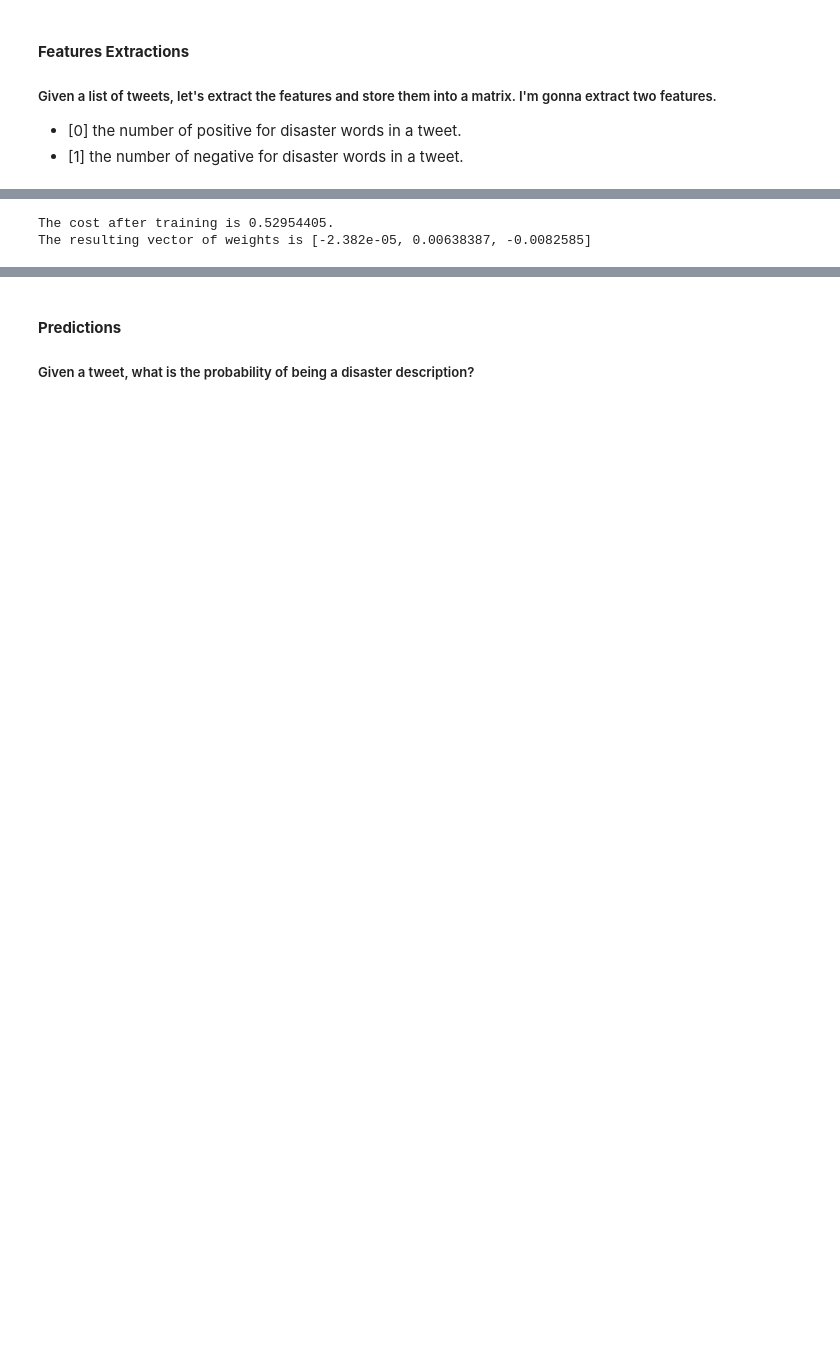
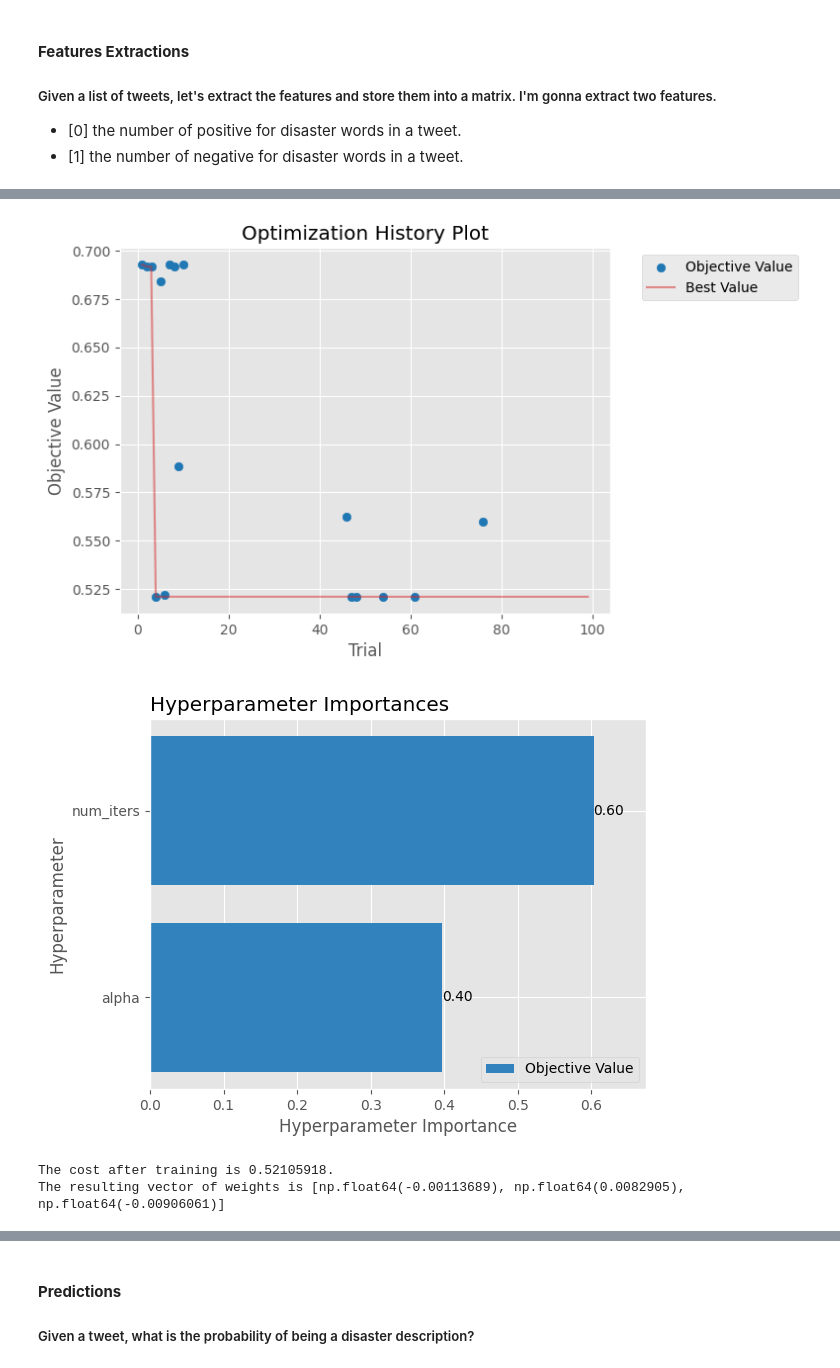
Before and after one commit to yvesemmanuel/nlp_disaster_tweets, a Jupyter notebook: Tweet_Disaster_Classification_logistic_regression.ipynb, the cells around one changed output, grey strips where cells are left out. Drawn from its saved outputs; the diff is of its cells as text; code cells hidden in the pictures; blank space fills up the shorter version.

```diff
--- a/Tweet_Disaster_Classification_logistic_regression.ipynb
+++ b/Tweet_Disaster_Classification_logistic_regression.ipynb
@@ -205,0 +239,16 @@ def extract_features(tweet, freqs):
+# %%
+import optuna
+import numpy as np
+
+def objective(trial):
+    alpha = trial.suggest_float("alpha", 1e-10, 1e-3, log=True)
+    num_iters = trial.suggest_int("num_iters", 100, 5000, step=100)
+
+    initial_theta = np.zeros((3, 1))
+    J, _, _ = gradient_descent(X, Y, initial_theta, alpha, num_iters)
+    return J
+
+study = optuna.create_study(direction="minimize")
+study.optimize(objective, n_trials=100)
+best_params = study.best_params
+print(f"Best parameters: {best_params}")
@@ -205,0 +274,6 @@ def extract_features(tweet, freqs):
+# %%
+# Plot the optimization history
+optuna.visualization.matplotlib.plot_optimization_history(study)
+optuna.visualization.matplotlib.plot_param_importances(study)
+plt.show()
+# %% [output]
@@ -206,13 +281,9 @@ def extract_features(tweet, freqs):
+[figure, added]
+[figure, added]
 # %%
-X = np.zeros((len(train_x), 3))
-Y = train_y
-
-for i in range(len(train_x)):
-    X[i, :]= extract_features(train_x[i], freqs)
-
-J, theta = gradient_descent(X, Y, np.zeros((3, 1)), 1e-9, 1000000)
+J, J_history, theta = gradient_descent(X, Y, np.zeros((3, 1)), best_params["alpha"], best_params["num_iters"])
 print(f"The cost after training is {J:.8f}.")
 print(f"The resulting vector of weights is {[round(t, 8) for t in np.squeeze(theta)]}")
 # %% [output]
-The cost after training is 0.52954405.
-The resulting vector of weights is [-2.382e-05, 0.00638387, -0.0082585]
+The cost after training is 0.52105918.
+The resulting vector of weights is [np.float64(-0.00113689), np.float64(0.0082905), np.float64(-0.00906061)]
```
Also changed, not shown: parts of 35 cells of this notebook, 14 other files.
